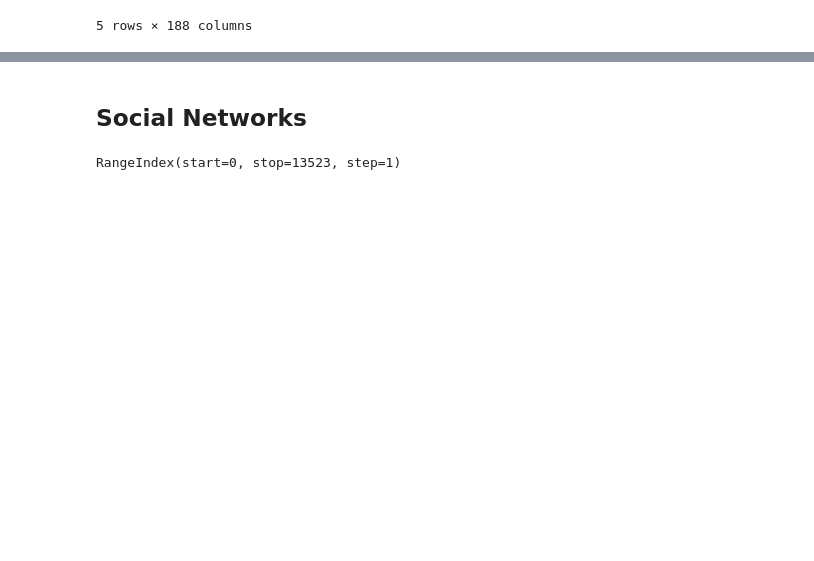
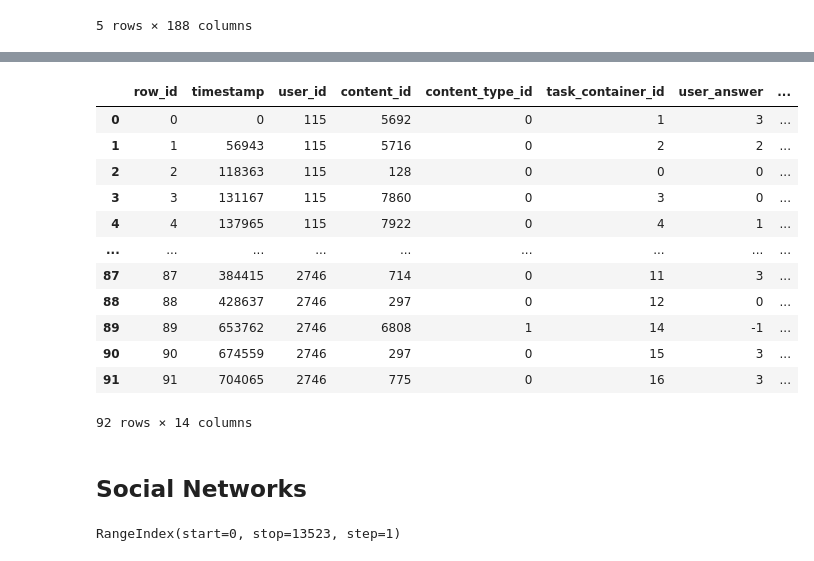
Before and after one commit to JiaxiYang1992/Kaggle-Riiid-, a Jupyter notebook: EDA/Kaggle Jiaxi.ipynb, the cells around one changed output, grey strips where cells are left out. Saved outputs shown, nothing was run; the diff lists cells and outputs as text; code cells hidden in the pictures; blank space fills up the shorter version.

```diff
--- a/EDA/Kaggle Jiaxi.ipynb
+++ b/EDA/Kaggle Jiaxi.ipynb
@@ -165,3 +278,24 @@ plt.title('Elbow curve');
+# %%
+new.loc[new['content_type_id']==1,'question_id']= None
+new.loc[new['content_type_id']==1,'partc']= None
+new.loc[new['content_type_id']==1,'bundlec']= None
+new.loc[new['content_type_id']==1,'cluster']= None
+# %%
+new.head(92)
+# %% [output]
+|  | row_id | timestamp | user_id | content_id | content_type_id | task_container_id | user_answer | ... |
+| 0 | 0 | 0 | 115 | 5692 | 0 | 1 | 3 | ... |
+| 1 | 1 | 56943 | 115 | 5716 | 0 | 2 | 2 | ... |
+| 2 | 2 | 118363 | 115 | 128 | 0 | 0 | 0 | ... |
+| 3 | 3 | 131167 | 115 | 7860 | 0 | 3 | 0 | ... |
+| 4 | 4 | 137965 | 115 | 7922 | 0 | 4 | 1 | ... |
+| ... | ... | ... | ... | ... | ... | ... | ... | ... |
+| 87 | 87 | 384415 | 2746 | 714 | 0 | 11 | 3 | ... |
+| 88 | 88 | 428637 | 2746 | 297 | 0 | 12 | 0 | ... |
+| 89 | 89 | 653762 | 2746 | 6808 | 1 | 14 | -1 | ... |
+| 90 | 90 | 674559 | 2746 | 297 | 0 | 15 | 3 | ... |
+| 91 | 91 | 704065 | 2746 | 775 | 0 | 16 | 3 | ... |
+92 rows × 14 columns
 # %% [markdown]
 ## Social Networks ##
 # %%
```
Also changed, not shown: parts of 28 cells of this notebook.
